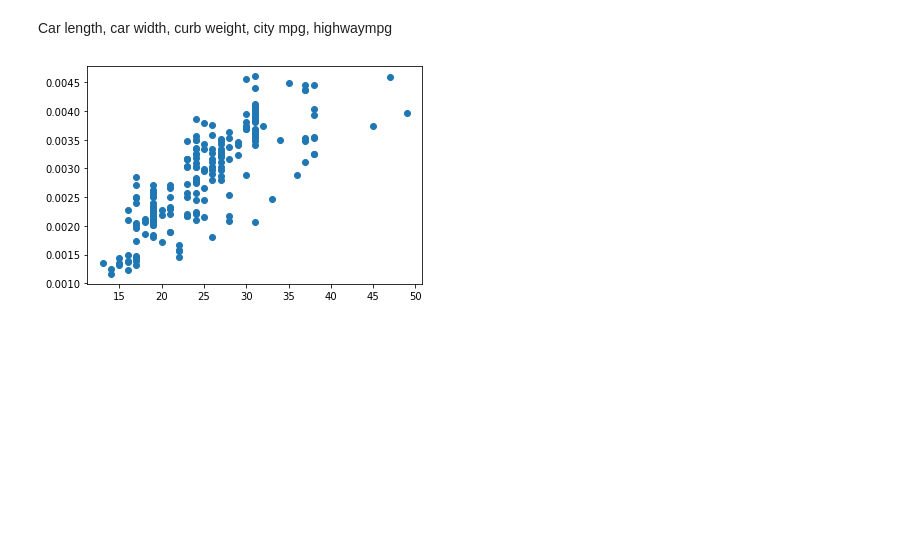
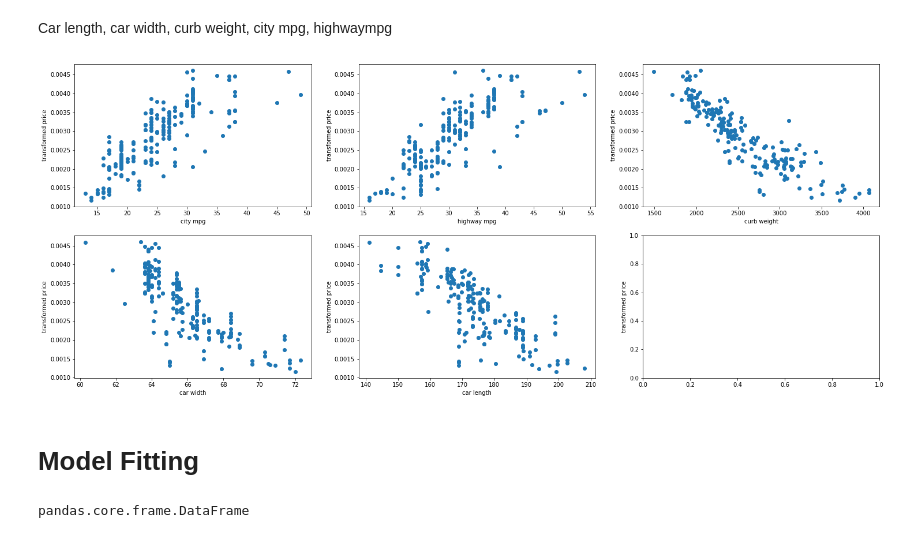
Before and after one commit to zaineblb/outliers-cars, a Jupyter notebook: car_prices.ipynb, the cells around one changed output. Cells and saved outputs as stored; diff of their text form; code cells hidden in the pictures; blank space fills up the shorter version.

Commit message:
preliminary model fitting

```diff
--- a/car_prices.ipynb
+++ b/car_prices.ipynb
@@ -125,2 +125,23 @@ plt.show()
 # %% [markdown]
 Car length, car width, curb weight, city mpg, highwaympg
+# %%
+fig, axs = plt.subplots(2, 3, figsize=(25, 10))
+axs[0, 0].scatter(x=df['citympg'], y=df['bc_price'])
+axs[0, 0].set(xlabel="city mpg")
+axs[0, 1].scatter(x=df['highwaympg'], y=df['bc_price'])
+axs[0, 1].set(xlabel="highway mpg")
+axs[0, 2].scatter(x=df['curbweight'], y=df['bc_price'])
+axs[0, 2].set(xlabel="curb weight")
+axs[1, 0].scatter(x=df['carwidth'], y=df['bc_price'])
+axs[1, 0].set(xlabel="car width")
+axs[1, 1].scatter(x=df['carlength'], y=df['bc_price'])
+axs[1, 1].set(xlabel="car length")
+
+for ax in axs.flat:
+    ax.set(ylabel='transformed price')
+
+plt.show()
+# %% [output]
+[figure, added]
+# %% [markdown]
+# Model Fitting
@@ -127,5 +151,5 @@ Car length, car width, curb weight, city mpg, highwaympg
 # %%
-plt.scatter(x=df['citympg'], y=df['bc_price'])
-plt.show()
+x = df.filter(["citympg", "highwaympg", "curbweight", "carwidth", "carlength"])
+y = df.filter(["bc_price"])
 # %% [output]
-[figure, removed]
+pandas.core.frame.DataFrame
```
Also changed, not shown: parts of 3 cells of this notebook.
